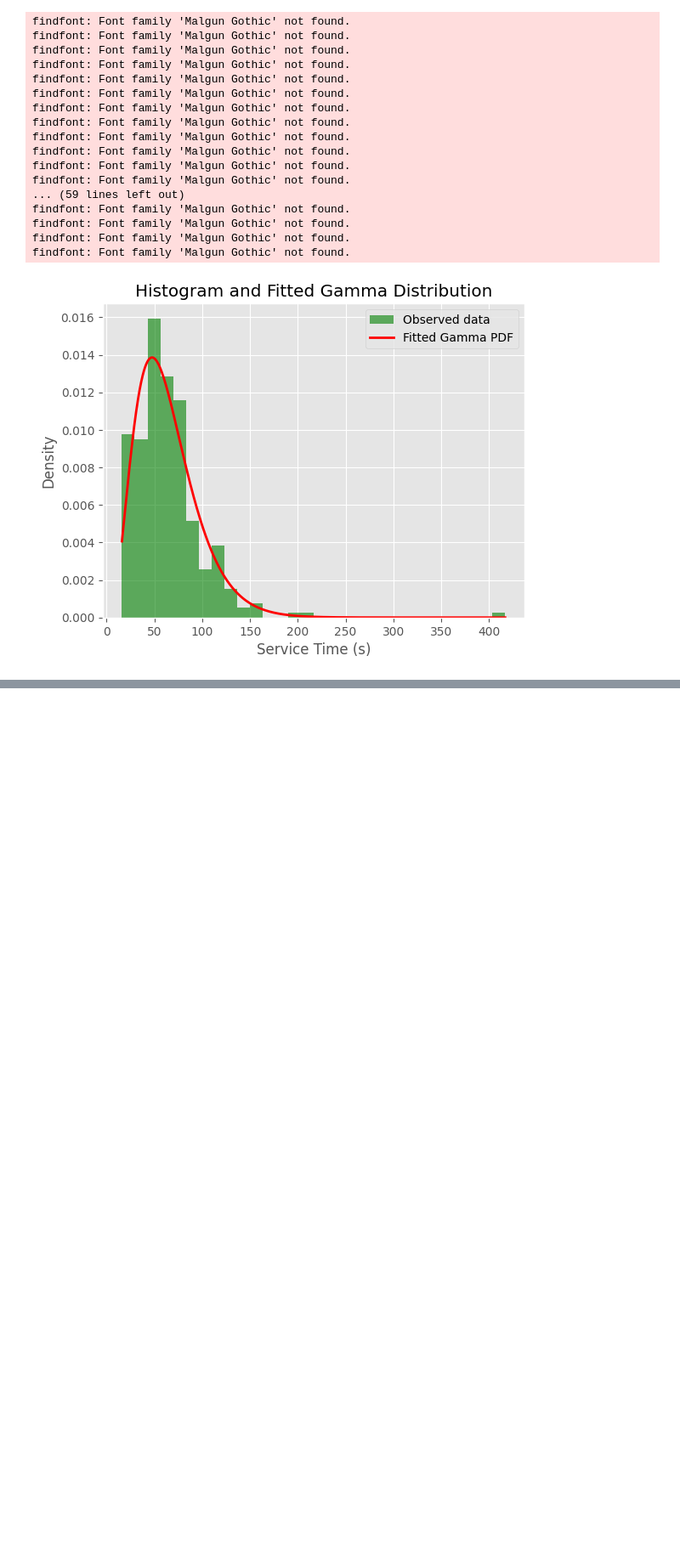
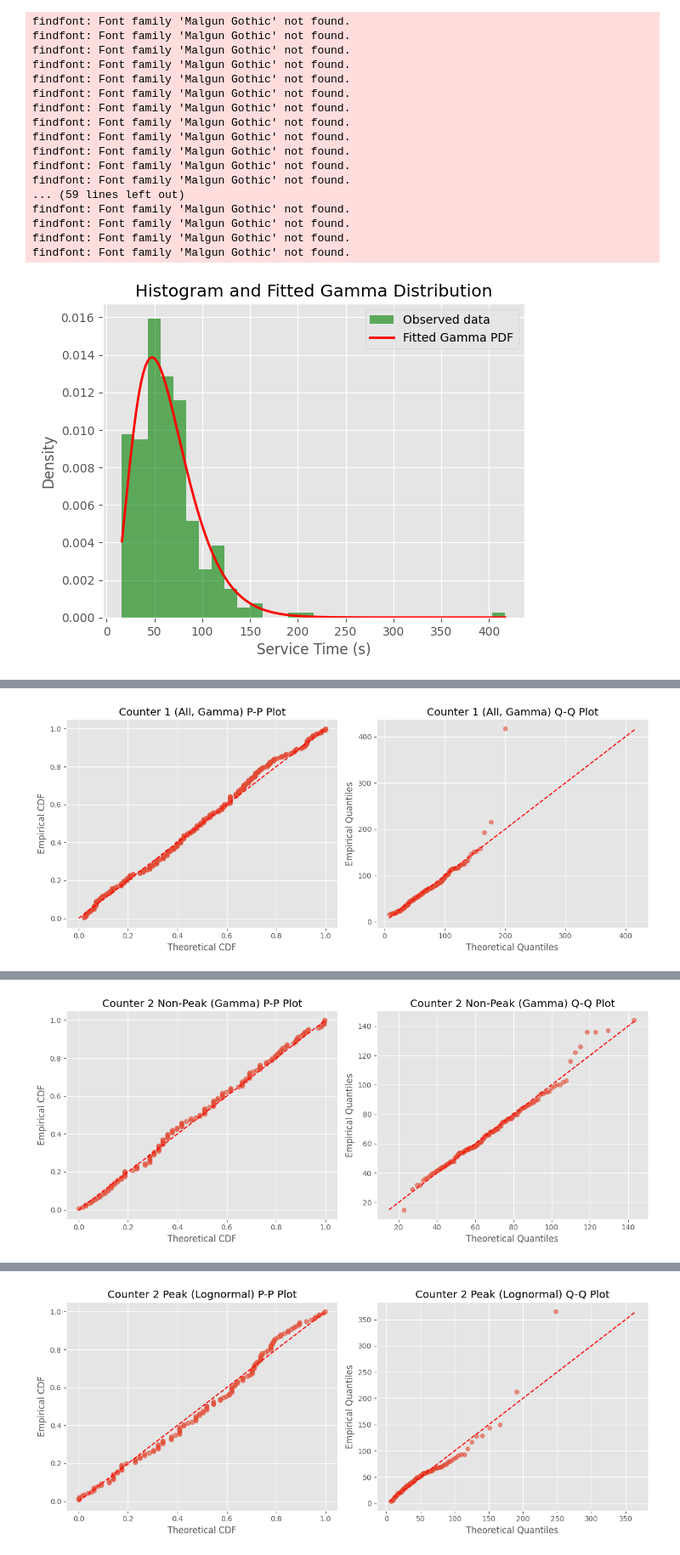
Before and after one commit to minsu-dev/Simulation-, a Jupyter notebook: 데이터 시각화.ipynb, the cells around one changed output, grey strips where cells are left out. Shown at 85% size. Saved outputs shown, nothing was run; the diff lists cells and outputs as text; code cells hidden in the pictures; blank space fills up the shorter version.

```diff
--- a/데이터 시각화.ipynb
+++ b/데이터 시각화.ipynb
@@ -797,0 +1050,64 @@ findfont: Font family 'Malgun Gothic' not found.
+# %%
+import numpy as np
+import matplotlib.pyplot as plt
+from scipy.stats import gamma, lognorm
+
+def plot_pp_qq(data, dist, dist_params, title_prefix):
+    """
+    data       : 1D 관측 데이터
+    dist       : scipy.stats 분포 객체 (gamma, lognorm 등)
+    dist_params: dist.fit() 결과 튜플 (shape1, shape2..., loc, scale)
+    """
+    data = np.asarray(data)
+    data = data[data > 0]
+    n = len(data)
+
+    # 마지막 두 개는 loc, scale, 나머지는 shape 파라미터로 처리
+    *shape_params, loc, scale = dist_params
+
+    # 데이터 정렬
+    sorted_data = np.sort(data)
+
+    plt.figure(figsize=(12, 5))
+
+    # ---------- P-P Plot ----------
+    plt.subplot(1, 2, 1)
+    emp_cdf = (np.arange(1, n+1)) / (n+0.0)
+    theo_cdf = dist.cdf(sorted_data, *shape_params, loc=loc, scale=scale)
+
+    plt.plot(theo_cdf, emp_cdf, 'o', alpha=0.6)
+    plt.plot([0, 1], [0, 1], 'r--')
+    plt.xlabel('Theoretical CDF')
+    plt.ylabel('Empirical CDF')
+    plt.title(f'{title_prefix} P-P Plot')
+    plt.grid(True)
+
+    # ---------- Q-Q Plot ----------
+    plt.subplot(1, 2, 2)
+    # 이론적 분위수 (0~1 사이 균등 분할)
+    probs = (np.arange(1, n+1) - 0.5) / n
+    theo_q = dist.ppf(probs, *shape_params, loc=loc, scale=scale)
+
+    plt.scatter(theo_q, sorted_data, alpha=0.6)
+    min_q = min(theo_q.min(), sorted_data.min())
+    max_q = max(theo_q.max(), sorted_data.max())
+    plt.plot([min_q, max_q], [min_q, max_q], 'r--')
+    plt.xlabel('Theoretical Quantiles')
+    plt.ylabel('Empirical Quantiles')
+    plt.title(f'{title_prefix} Q-Q Plot')
+    plt.grid(True)
+
+    plt.tight_layout()
+    plt.show()
+
+
+# 파라미터 추정 (loc=0 고정)
+params_c1         = gamma.fit(c1_all,     floc=0)
+params_c2_nonpeak = gamma.fit(c2_nonpeak, floc=0)
+params_c2_peak_ln = lognorm.fit(c2_peak,  floc=0)
+
+# P-P & Q-Q Plot 그리기
+plot_pp_qq(c1_all,     gamma,   params_c1,         'Counter 1 (All, Gamma)')
+plot_pp_qq(c2_nonpeak, gamma,   params_c2_nonpeak,'Counter 2 Non-Peak (Gamma)')
+plot_pp_qq(c2_peak,    lognorm, params_c2_peak_ln,'Counter 2 Peak (Lognormal)')
+# %% [output]
@@ -797,0 +1131 @@ findfont: Font family 'Malgun Gothic' not found.
+[figure, added]
@@ -797,0 +1149 @@ findfont: Font family 'Malgun Gothic' not found.
+[figure, added]
@@ -797,0 +1167 @@ findfont: Font family 'Malgun Gothic' not found.
+[figure, added]
```
Also changed, not shown: parts of 11 cells of this notebook.
